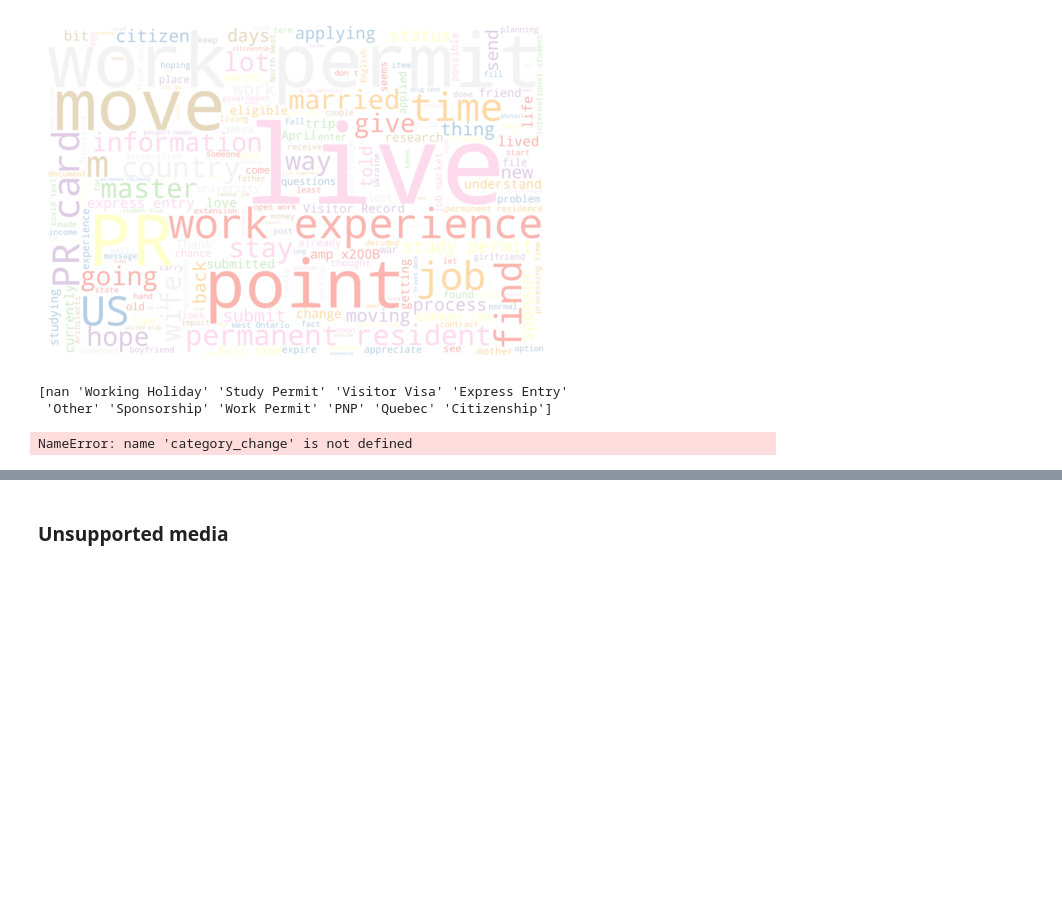
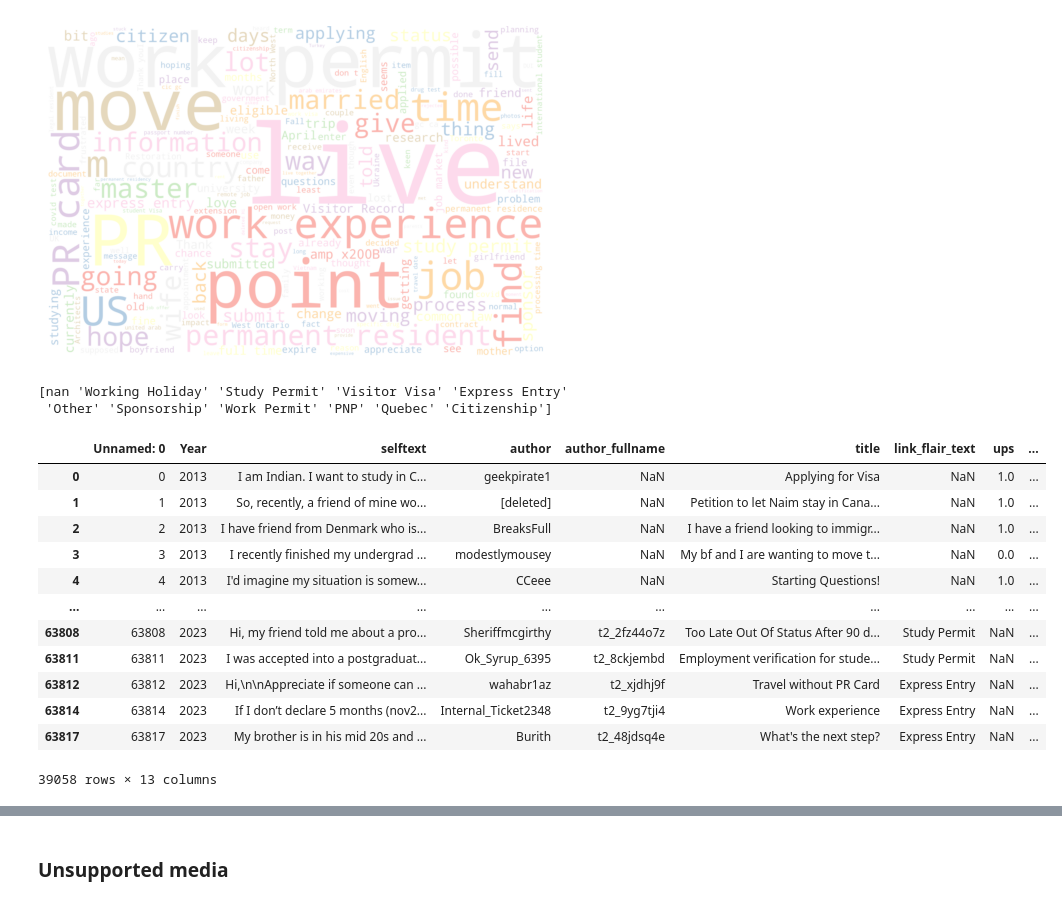
Before and after one commit to ngocmphan/reddit_immigration, a Jupyter notebook: Immigration_Canada_Analysis.ipynb, the cells around one changed output, grey strips where cells are left out. Drawn from its saved outputs; the diff is of its cells as text; code cells hidden in the pictures; blank space fills up the shorter version.

Commit message:
Adjusted category_change func

```diff
--- a/Immigration_Canada_Analysis.ipynb
+++ b/Immigration_Canada_Analysis.ipynb
@@ -196,3 +196,17 @@ def category_change(df, word, category):
 # %%
+copy = df_all_analysis.copy()
+copy
 # %% [output]
+|  | Unnamed: 0 | Year | selftext | author | author_fullname | title | link_flair_text | ups | ... |
+| 0 | 0 | 2013 | I am Indian. I want to study in C... | geekpirate1 | NaN | Applying for Visa | NaN | 1.0 | ... |
+| 1 | 1 | 2013 | So, recently, a friend of mine wo... | [deleted] | NaN | Petition to let Naim stay in Cana... | NaN | 1.0 | ... |
+| 2 | 2 | 2013 | I have friend from Denmark who is... | BreaksFull | NaN | I have a friend looking to immigr... | NaN | 1.0 | ... |
+| 3 | 3 | 2013 | I recently finished my undergrad ... | modestlymousey | NaN | My bf and I are wanting to move t... | NaN | 0.0 | ... |
+| 4 | 4 | 2013 | I'd imagine my situation is somew... | CCeee | NaN | Starting Questions! | NaN | 1.0 | ... |
+| ... | ... | ... | ... | ... | ... | ... | ... | ... | ... |
+| 63808 | 63808 | 2023 | Hi, my friend told me about a pro... | Sheriffmcgirthy | t2_2fz44o7z | Too Late Out Of Status After 90 d... | Study Permit | NaN | ... |
+| 63811 | 63811 | 2023 | I was accepted into a postgraduat... | Ok_Syrup_6395 | t2_8ckjembd | Employment verification for stude... | Study Permit | NaN | ... |
+| 63812 | 63812 | 2023 | Hi,\n\nAppreciate if someone can ... | wahabr1az | t2_xjdhj9f | Travel without PR Card | Express Entry | NaN | ... |
+| 63814 | 63814 | 2023 | If I don’t declare 5 months (nov2... | Internal_Ticket2348 | t2_9yg7tji4 | Work experience | Express Entry | NaN | ... |
+| 63817 | 63817 | 2023 | My brother is in his mid 20s and ... | Burith | t2_48jdsq4e | What's the next step? | Express Entry | NaN | ... |
-NameError: name 'category_change' is not defined
+39058 rows × 13 columns
```
Also changed, not shown: parts of 4 cells of this notebook.
